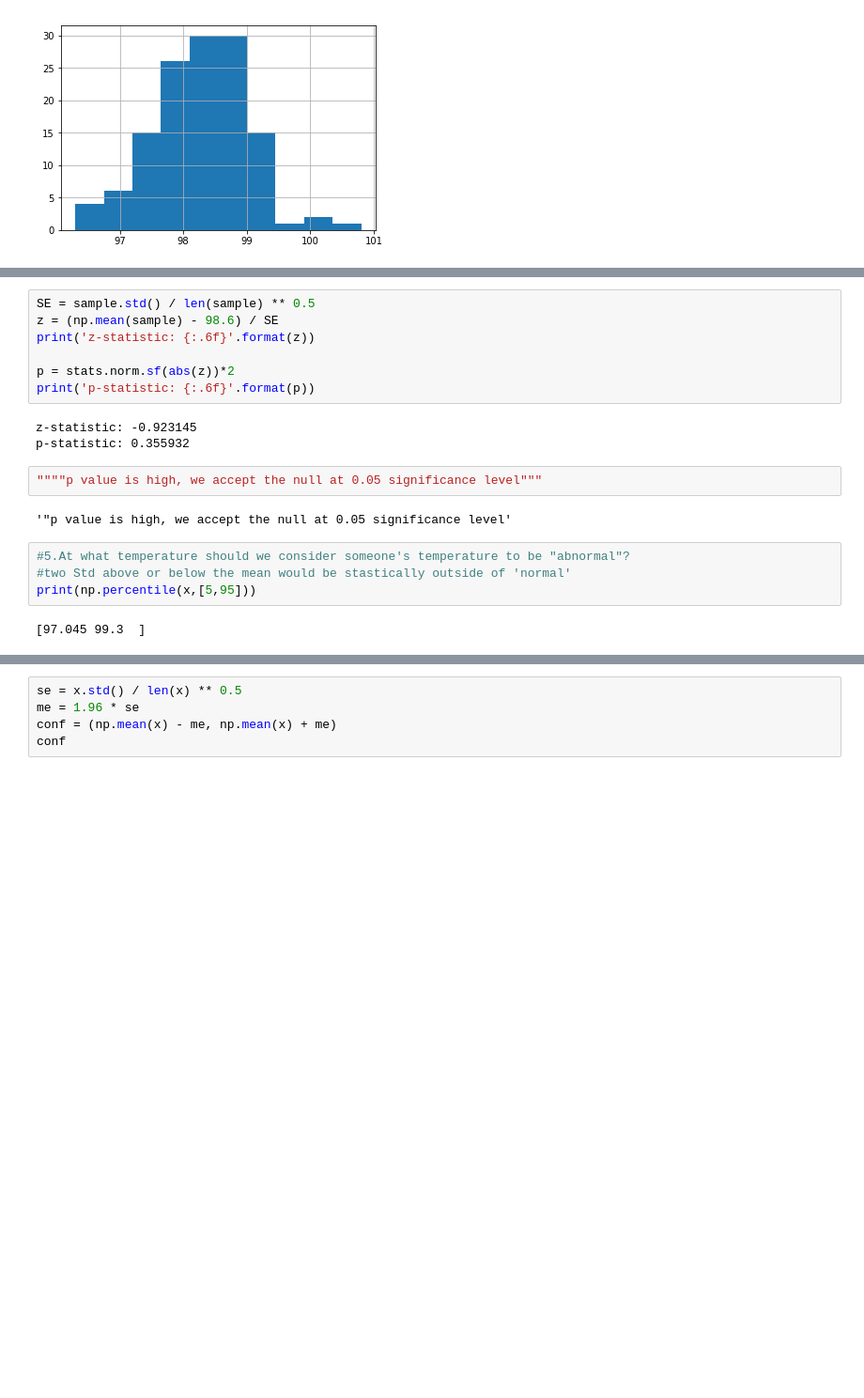
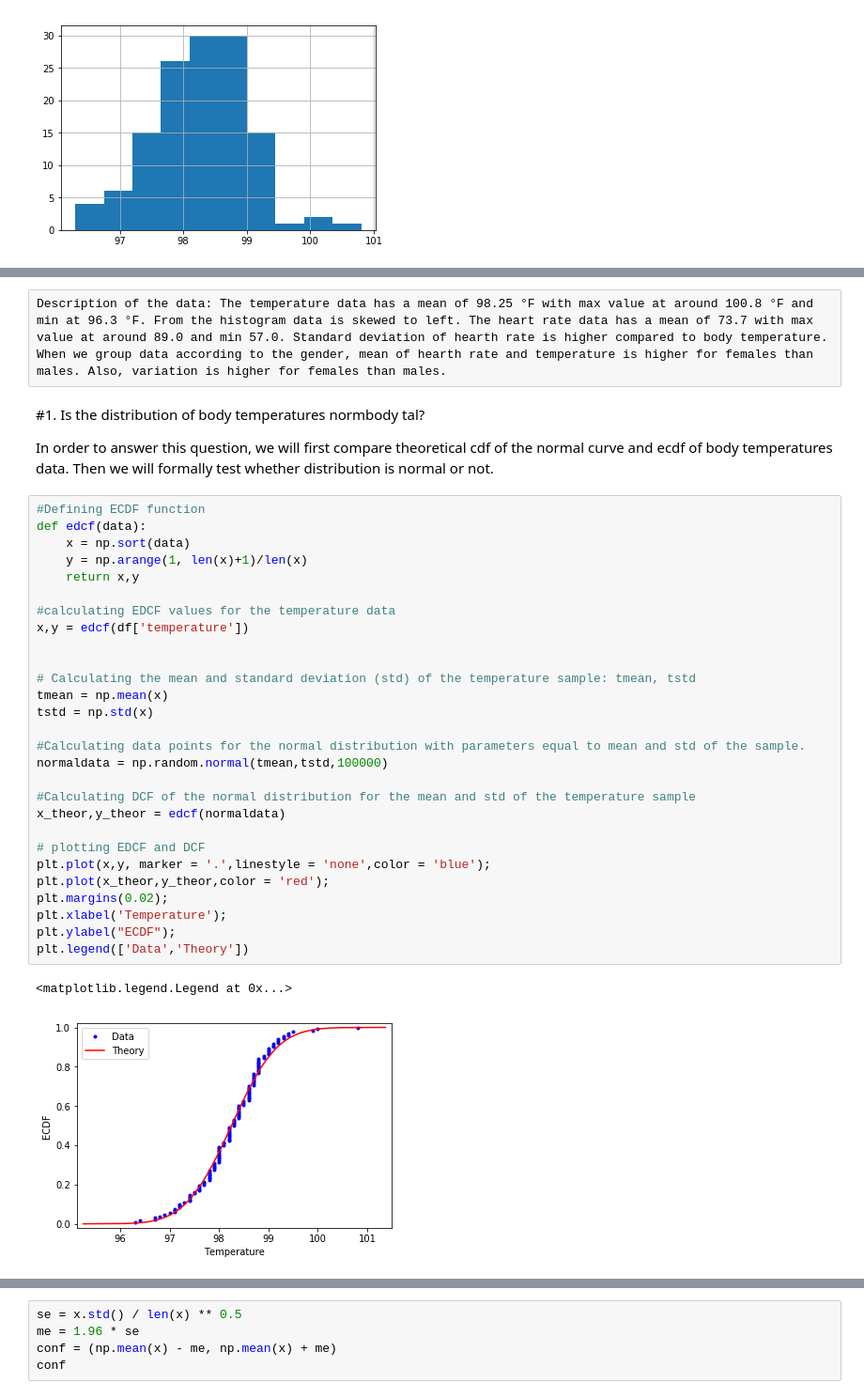
Before and after one commit to seviezgi/Project, a Jupyter notebook: sliderule_dsi_inferential_statistics_exercise_1.ipynb, the cells around one changed output, grey strips where cells are left out. Shown at 94% size. Cells and saved outputs as stored; diff of their text form; blank space fills up the shorter version.

```diff
--- a/sliderule_dsi_inferential_statistics_exercise_1.ipynb
+++ b/sliderule_dsi_inferential_statistics_exercise_1.ipynb
@@ -175,20 +125,38 @@ t-statistic: -0.8758 | p-value: 0.4039.
-# %%
-SE = sample.std() / len(sample) ** 0.5
-z = (np.mean(sample) - 98.6) / SE
-print('z-statistic: {:.6f}'.format(z))
-
-p = stats.norm.sf(abs(z))*2
-print('p-statistic: {:.6f}'.format(p))
-# %% [output]
-z-statistic: -0.923145
-p-statistic: 0.355932
-# %%
-""""p value is high, we accept the null at 0.05 significance level"""
-# %% [output]
-'"p value is high, we accept the null at 0.05 significance level'
-# %%
-#5.At what temperature should we consider someone's temperature to be "abnormal"?
-#two Std above or below the mean would be stastically outside of 'normal'
-print(np.percentile(x,[5,95]))
-# %% [output]
-[97.045 99.3  ]
+# %% [raw]
+Description of the data: The temperature data has a mean of 98.25 °F with max value at around 100.8 °F and min at 96.3 °F. From the histogram data is skewed to left. The heart rate data has a mean of 73.7 with max value at around 89.0 and min 57.0. Standard deviation of hearth rate is higher compared to body temperature.
+When we group data according to the gender, mean of hearth rate and temperature is higher for females than males. Also, variation is higher for females than males.
+# %% [markdown]
+#1. Is the distribution of body temperatures normbody tal?
+
+In order to answer this question, we will first compare theoretical cdf of the normal curve and ecdf of body temperatures data. Then we will formally test whether distribution is normal or not.
+# %%
+#Defining ECDF function
+def edcf(data):
+    x = np.sort(data)
+    y = np.arange(1, len(x)+1)/len(x)
+    return x,y
+
+#calculating EDCF values for the temperature data
+x,y = edcf(df['temperature'])
+
+
+# Calculating the mean and standard deviation (std) of the temperature sample: tmean, tstd
+tmean = np.mean(x)
+tstd = np.std(x)
+
+#Calculating data points for the normal distribution with parameters equal to mean and std of the sample.
+normaldata = np.random.normal(tmean,tstd,100000)
+
+#Calculating DCF of the normal distribution for the mean and std of the temperature sample
+x_theor,y_theor = edcf(normaldata)
+
+# plotting EDCF and DCF
+plt.plot(x,y, marker = '.',linestyle = 'none',color = 'blue');
+plt.plot(x_theor,y_theor,color = 'red');
+plt.margins(0.02);
+plt.xlabel('Temperature');
+plt.ylabel("ECDF");
+plt.legend(['Data','Theory'])
+# %% [output]
+<matplotlib.legend.Legend at 0x...>
+[figure, added]
```
Also changed, not shown: parts of 36 cells of this notebook.
